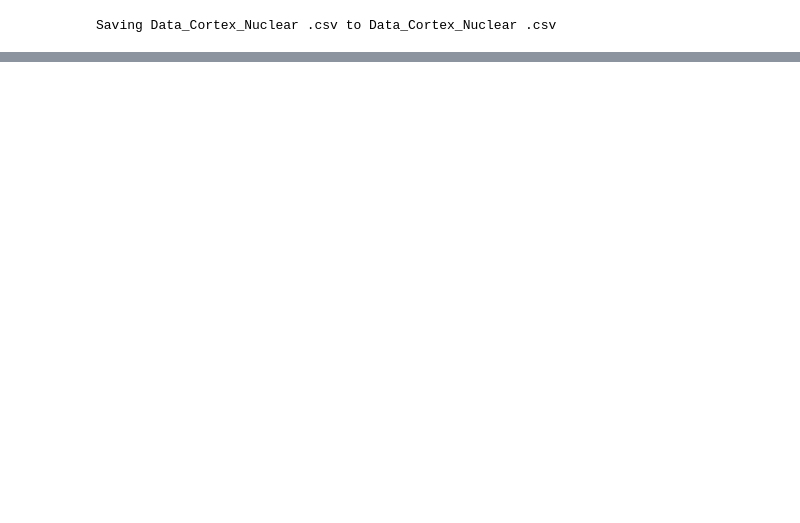
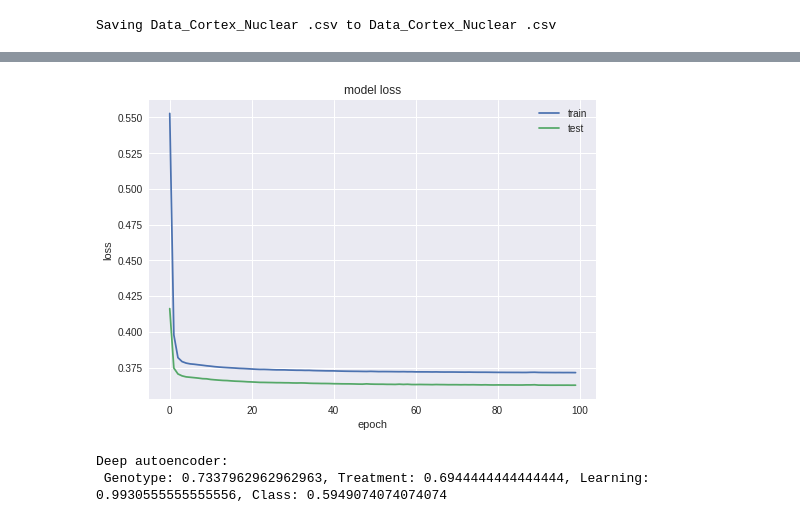
Before and after one commit to kbpotts1/Trisomy_NeuralNetwork, a Jupyter notebook: K_Potts_Thinkful_Final_Capstone_Project_v2.ipynb, the cells around one changed output, grey strips where cells are left out. Cells and saved outputs as stored; diff of their text form; code cells hidden in the pictures; blank space fills up the shorter version.

```diff
--- a/K_Potts_Thinkful_Final_Capstone_Project_v2.ipynb
+++ b/K_Potts_Thinkful_Final_Capstone_Project_v2.ipynb
@@ -242,0 +276,16 @@ plt.show()
+# %%
+#Autoencode the X_test data from the gene expression dataset using an autoencoder with 4 hidden layers
+
+xtrains = []
+xtests = []
+ytrains = []
+ytests = []
+
+for y in range(-4,0):
+    X_train, X_test, y_train, y_test = train_test_split(df.iloc[:, 1:-4],df.iloc[:, y], test_size=0.40, random_state=42)
+    xtrains.append(X_train)
+    xtests.append(X_test)
+    ytrains.append(y_train)
+    ytests.append(y_test)
+
+history_deep, transformed_deep = autoencoder_transform(xtrains[0], xtests[0], n_hidden = 4)
@@ -242,0 +310,12 @@ plt.show()
+# %%
+#Look to see how much was lost in autoencoding the data
+
+
+plt.plot(history_deep['loss'])
+plt.plot(history_deep['val_loss'])
+plt.title('model loss')
+plt.ylabel('loss')
+plt.xlabel('epoch')
+plt.legend(['train', 'test'], loc='upper right');
+# %% [output]
+[figure, added]
@@ -242,0 +334,7 @@ plt.show()
+# %%
+#How well does the autoencoded data predict 1) genotype, 2) treatment type (memantine vs. saline), 3) learning condition, 4) class
+
+print('Deep autoencoder: \n Genotype: {}, Treatment: {}, Learning: {}, Class: {}'.format(deep_autoencoder_accuracy[0], deep_autoencoder_accuracy[1], deep_autoencoder_accuracy[2],deep_autoencoder_accuracy[3]))
+# %% [output]
+Deep autoencoder:
+ Genotype: 0.7337962962962963, Treatment: 0.6944444444444444, Learning: 0.9930555555555556, Class: 0.5949074074074074
```
Also changed, not shown: parts of 43 cells of this notebook.
